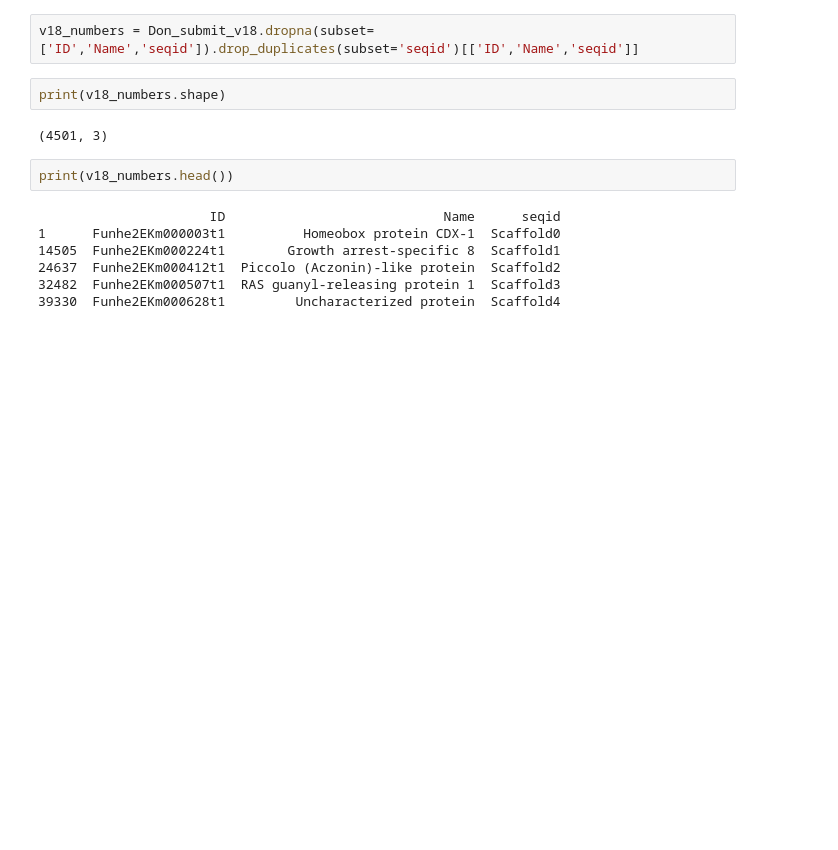
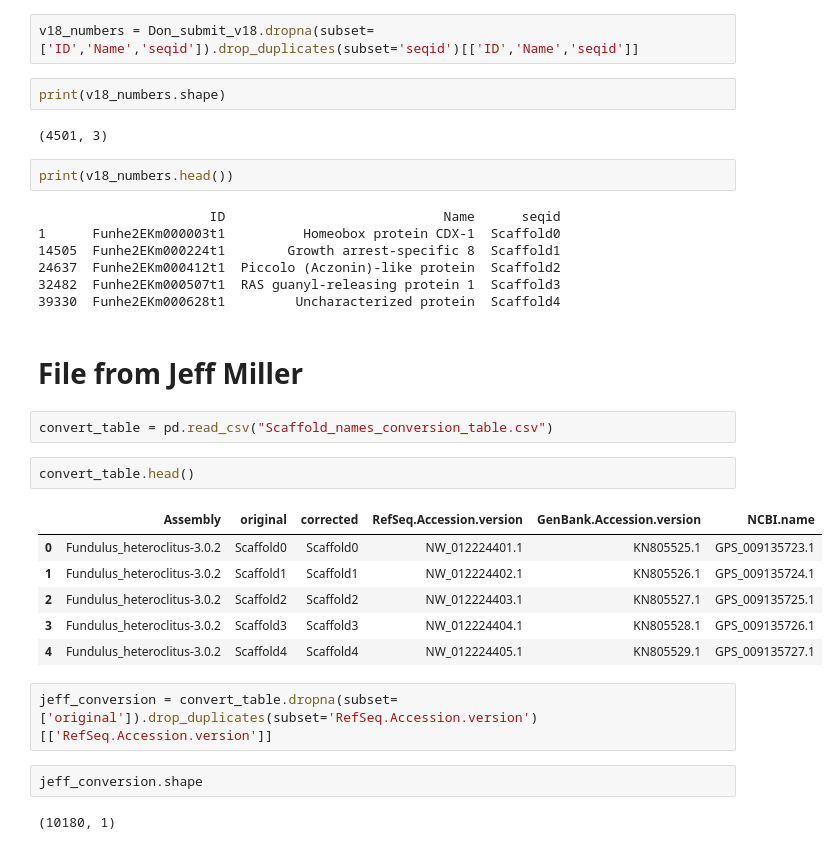
Before and after one commit to johnsolk/Fundulus_heteroclitus_genome_stats, a Jupyter notebook: Fundulus_heteroclitus_genome_stats.ipynb, the cells around one changed output. Drawn from its saved outputs; the diff is of its cells as text; blank space fills up the shorter version.

Commit message:
added Jeff Miller's table

```diff
--- a/Fundulus_heteroclitus_genome_stats.ipynb
+++ b/Fundulus_heteroclitus_genome_stats.ipynb
@@ -827,3 +827,22 @@ print(v18_numbers.head())
 24637  Funhe2EKm000412t1  Piccolo (Aczonin)-like protein  Scaffold2
 32482  Funhe2EKm000507t1  RAS guanyl-releasing protein 1  Scaffold3
 39330  Funhe2EKm000628t1         Uncharacterized protein  Scaffold4
+# %% [markdown]
+# File from Jeff Miller
+# %%
+convert_table = pd.read_csv("Scaffold_names_conversion_table.csv")
+# %%
+convert_table.head()
+# %% [output]
+|  | Assembly | original | corrected | RefSeq.Accession.version | GenBank.Accession.version | NCBI.name |
+| 0 | Fundulus_heteroclitus-3.0.2 | Scaffold0 | Scaffold0 | NW_012224401.1 | KN805525.1 | GPS_009135723.1 |
+| 1 | Fundulus_heteroclitus-3.0.2 | Scaffold1 | Scaffold1 | NW_012224402.1 | KN805526.1 | GPS_009135724.1 |
+| 2 | Fundulus_heteroclitus-3.0.2 | Scaffold2 | Scaffold2 | NW_012224403.1 | KN805527.1 | GPS_009135725.1 |
+| 3 | Fundulus_heteroclitus-3.0.2 | Scaffold3 | Scaffold3 | NW_012224404.1 | KN805528.1 | GPS_009135726.1 |
+| 4 | Fundulus_heteroclitus-3.0.2 | Scaffold4 | Scaffold4 | NW_012224405.1 | KN805529.1 | GPS_009135727.1 |
+# %%
+jeff_conversion = convert_table.dropna(subset=['original']).drop_duplicates(subset='RefSeq.Accession.version')[['RefSeq.Accession.version']]
+# %%
+jeff_conversion.shape
+# %% [output]
+(10180, 1)
```
